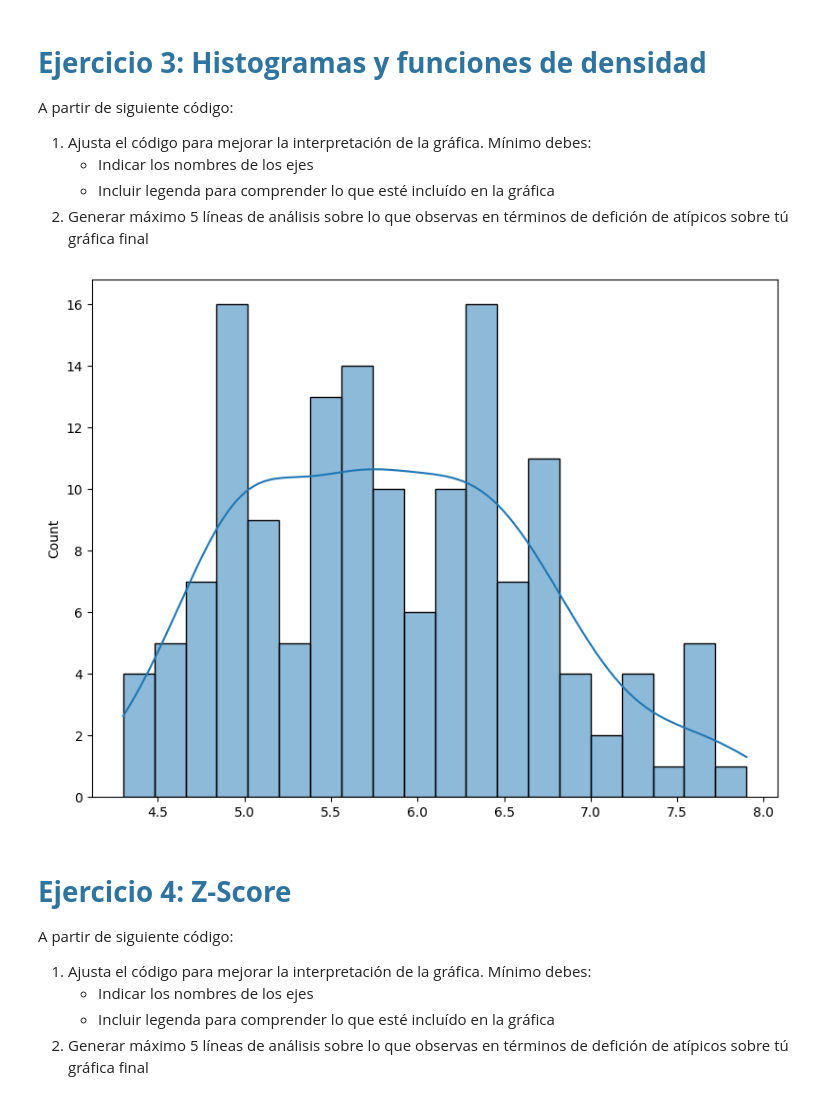
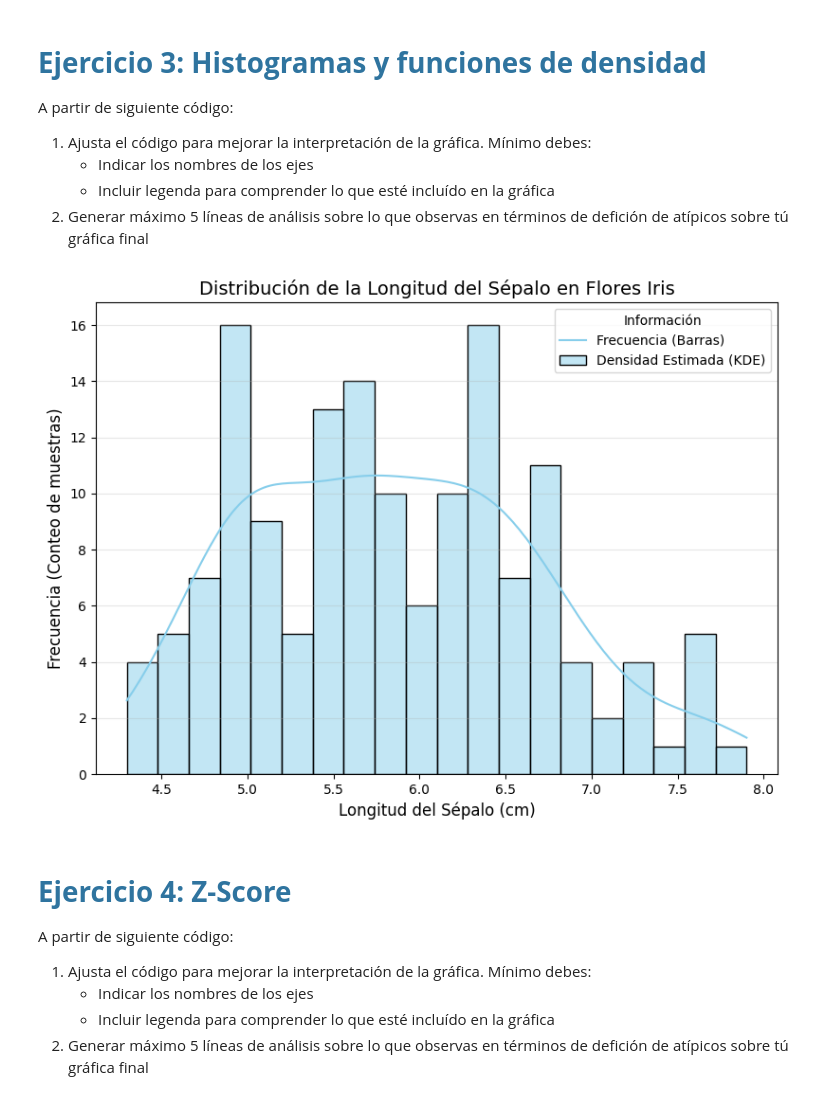
Before and after one commit to JulianCarvajal/BeatAnalytics, a Jupyter notebook: sesiones_practicas/sp_4_natalia_bernal_julian_carvajal.ipynb, the cells around one changed output. Saved outputs shown, nothing was run; the diff lists cells and outputs as text; code cells hidden in the pictures.

```diff
--- a/sesiones_practicas/sp_4_natalia_bernal_julian_carvajal.ipynb
+++ b/sesiones_practicas/sp_4_natalia_bernal_julian_carvajal.ipynb
@@ -133,20 +133,35 @@ A partir de siguiente código:
    - Indicar los nombres de los ejes
    - Incluir legenda para comprender lo que esté incluído en la gráfica
 2. Generar máximo 5 líneas de análisis sobre lo que observas en términos de defición de atípicos sobre tú gráfica final
-# %%
-import seaborn as sns
-import matplotlib.pyplot as plt
-import numpy as np
-
-iris = sns.load_dataset("iris")
-x = iris["sepal_length"].values
-
-plt.figure(figsize=(8,6))
-sns.histplot(x=x, bins=20, kde=True)
-plt.tight_layout()
-plt.show()
-# %% [output]
-[figure, removed]
+# %%
+import seaborn as sns
+import matplotlib.pyplot as plt
+import numpy as np
+
+# Cargar dataset
+iris = sns.load_dataset("iris")
+x = iris["sepal_length"].values
+
+plt.figure(figsize=(8,6))
+
+# Graficar el histograma con KDE
+# Usamos 'label' para que aparezca en la leyenda
+sns.histplot(x=x, bins=20, kde=True, color="skyblue", label="Frecuencia de datos")
+
+# 1. Indicar los nombres de los ejes y título
+plt.xlabel("Longitud del Sépalo (cm)", fontsize=12)
+plt.ylabel("Frecuencia (Conteo de muestras)", fontsize=12)
+plt.title("Distribución de la Longitud del Sépalo en Flores Iris", fontsize=14)
+
+# 2. Incluir leyenda
+# Para que la leyenda sea más clara, podemos explicar qué es la línea
+plt.legend(["Frecuencia (Barras)", "Densidad Estimada (KDE)"], title="Información")
+
+plt.grid(axis='y', alpha=0.3) # Opcional: añade una rejilla ligera para mejor lectura
+plt.tight_layout()
+plt.show()
+# %% [output]
+[figure, added]
 # %% [markdown]
 # <span style="color:#2F749F;"><strong>Ejercicio 4: Z-Score</strong></span>
 
```
Also changed, not shown: parts of 1 cell of this notebook.
